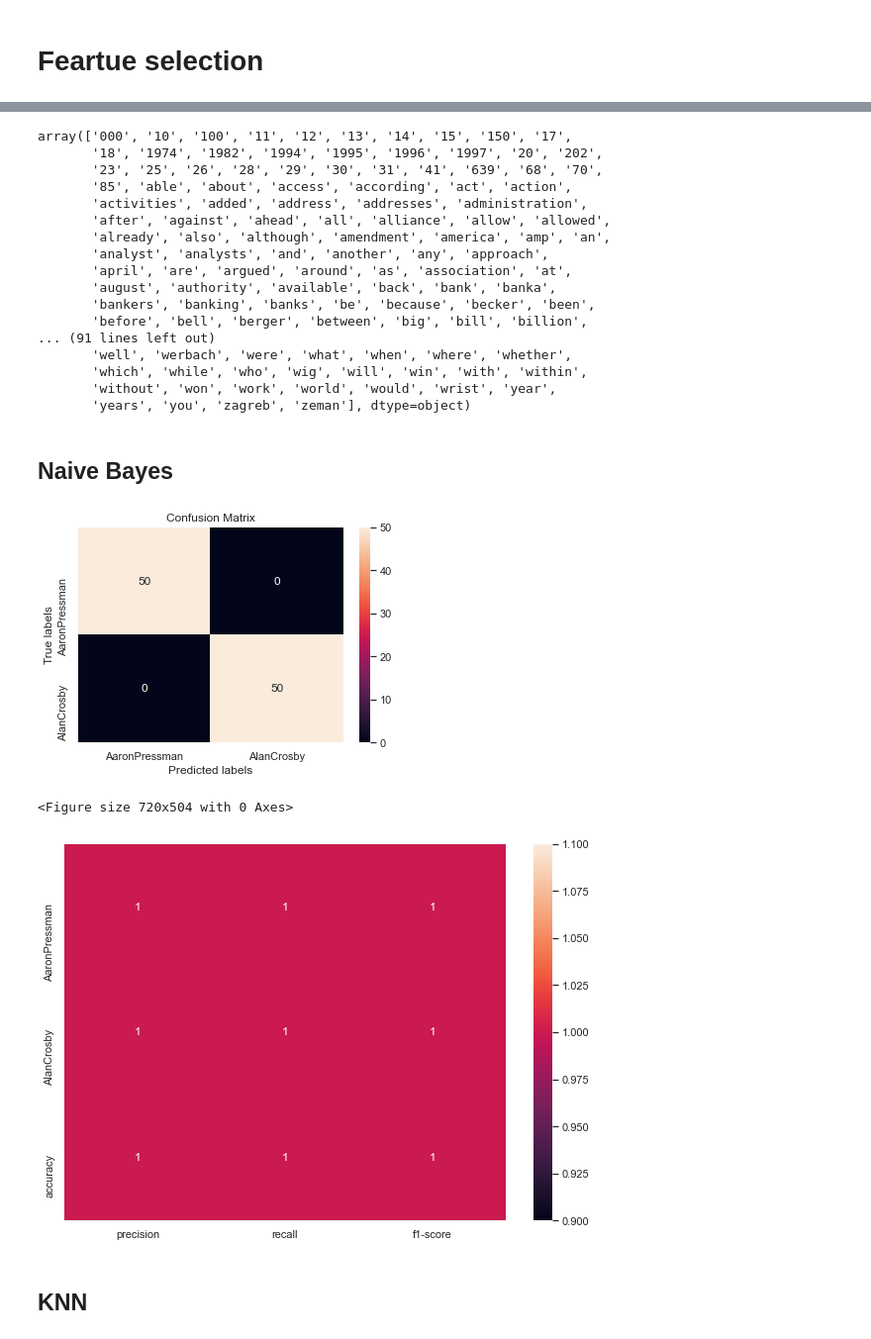
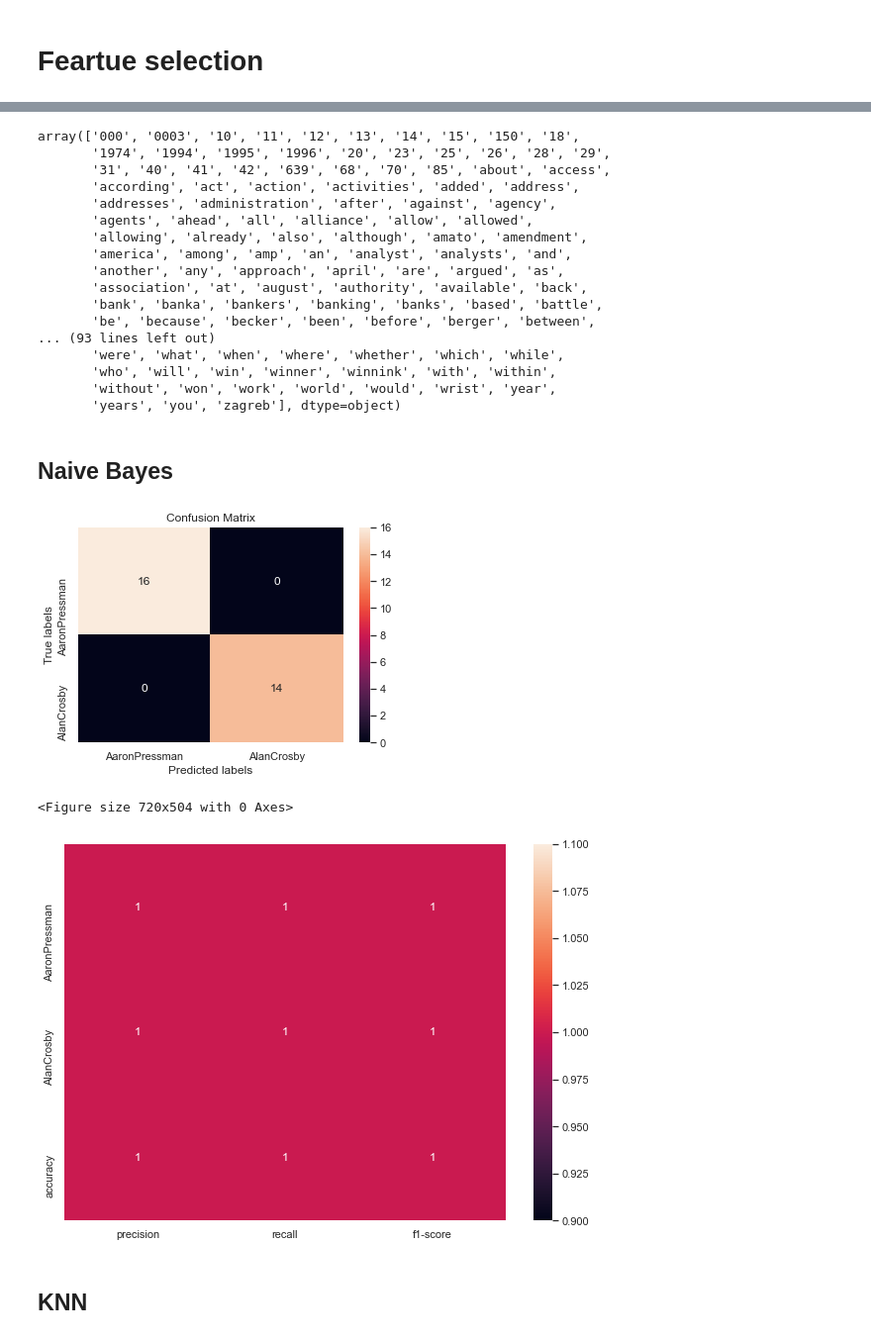
Before and after one commit to EN555/Author-Identification, a Jupyter notebook: Eviatar_models.ipynb, the cells around one changed output, grey strips where cells are left out. Shown at 99% size. Cells and saved outputs as stored; diff of their text form; code cells hidden in the pictures.

```diff
--- a/Eviatar_models.ipynb
+++ b/Eviatar_models.ipynb
@@ -31,6 +31,6 @@ plt.show()
 # %% [output]
 [figure]
 # %%
-x_train, x_validation, x_test, y_train, y_validation, y_test = preprocess_pipeline("Data/C50train", "Data/C50test", 2, bag_of_words, normalize =False,
+x_train, x_test, y_train, y_test = preprocess_pipeline("Data/C50train", 2, bag_of_words, normalize =False,
                         save_path="./Data/clean/")
 # %%
@@ -73,7 +81,7 @@ class Naive_Bayes(Model):
         self.mnb = MultinomialNB()
         self.mnb.fit(x_train, y_train)
         return self.mnb
-    def predict(self,x_validation):
-        return self.mnb.predict(x_validation)
-Naive_Bayes().pipeline(x_train, y_train, x_validation.values, y_validation,"simple Naive Bayes 2 Authors",do_cross_validation=False)
+    def predict(self,x_test):
+        return self.mnb.predict(x_test)
+Naive_Bayes().pipeline(x_train, y_train, x_test.values, y_test,"simple Naive Bayes 2 Authors",do_cross_validation=False)
 # %% [output]
@@ -98,38 +104,38 @@ x_test.shape
 # %%
 sel.get_feature_names_out()
 # %% [output]
-array(['000', '10', '100', '11', '12', '13', '14', '15', '150', '17',
-       '18', '1974', '1982', '1994', '1995', '1996', '1997', '20', '202',
-       '23', '25', '26', '28', '29', '30', '31', '41', '639', '68', '70',
-       '85', 'able', 'about', 'access', 'according', 'act', 'action',
-       'activities', 'added', 'address', 'addresses', 'administration',
-       'after', 'against', 'ahead', 'all', 'alliance', 'allow', 'allowed',
-       'already', 'also', 'although', 'amendment', 'america', 'amp', 'an',
-       'analyst', 'analysts', 'and', 'another', 'any', 'approach',
-       'april', 'are', 'argued', 'around', 'as', 'association', 'at',
-       'august', 'authority', 'available', 'back', 'bank', 'banka',
-       'bankers', 'banking', 'banks', 'be', 'because', 'becker', 'been',
-       'before', 'bell', 'berger', 'between', 'big', 'bill', 'billion',
-... (91 lines left out)
-       'well', 'werbach', 'were', 'what', 'when', 'where', 'whether',
-       'which', 'while', 'who', 'wig', 'will', 'win', 'with', 'within',
+array(['000', '0003', '10', '11', '12', '13', '14', '15', '150', '18',
+       '1974', '1994', '1995', '1996', '20', '23', '25', '26', '28', '29',
+       '31', '40', '41', '42', '639', '68', '70', '85', 'about', 'access',
+       'according', 'act', 'action', 'activities', 'added', 'address',
+       'addresses', 'administration', 'after', 'against', 'agency',
+       'agents', 'ahead', 'all', 'alliance', 'allow', 'allowed',
+       'allowing', 'already', 'also', 'although', 'amato', 'amendment',
+       'america', 'among', 'amp', 'an', 'analyst', 'analysts', 'and',
+       'another', 'any', 'approach', 'april', 'are', 'argued', 'as',
+       'association', 'at', 'august', 'authority', 'available', 'back',
+       'bank', 'banka', 'bankers', 'banking', 'banks', 'based', 'battle',
+       'be', 'because', 'becker', 'been', 'before', 'berger', 'between',
+... (93 lines left out)
+       'were', 'what', 'when', 'where', 'whether', 'which', 'while',
+       'who', 'will', 'win', 'winner', 'winnink', 'with', 'within',
        'without', 'won', 'work', 'world', 'would', 'wrist', 'year',
-       'years', 'you', 'zagreb', 'zeman'], dtype=object)
+       'years', 'you', 'zagreb'], dtype=object)
 # %% [markdown]
 ## Naive Bayes
 # %%
 from sklearn.naive_bayes import MultinomialNB
 class Naive_Bayes(Model):
     def train(self, x_train, y_train,**kwargs):
         self.mnb = MultinomialNB()
         self.mnb.fit(x_train, y_train)
         return self.mnb
-    def predict(self,x_validation):
-        return self.mnb.predict(x_validation)
+    def predict(self,x_test):
+        return self.mnb.predict(x_test)
 # Naive_Bayes().pipeline(x_train, y_train, x_validation.values, y_validation,"simple Naive Bayes 2 Authors",do_cross_validation=False)
 Naive_Bayes().pipeline(x_train, y_train, x_test, y_test,"simple Naive Bayes 2 Authors",do_cross_validation=False)
 # %% [output]
-[figure, old version]
+[figure, new version]
 <Figure size 720x504 with 0 Axes>
 [figure]
 # %% [markdown]
```
Also changed, not shown: parts of 25 cells of this notebook, 2 other files.
